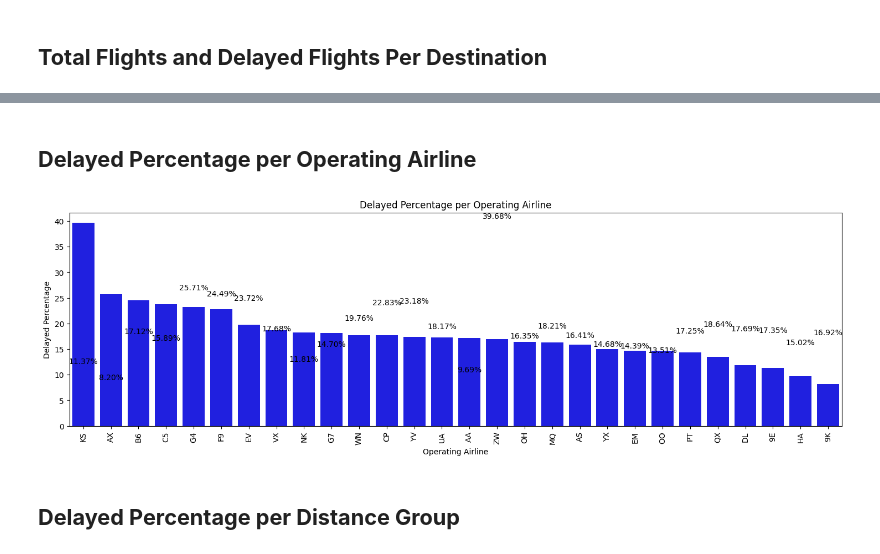
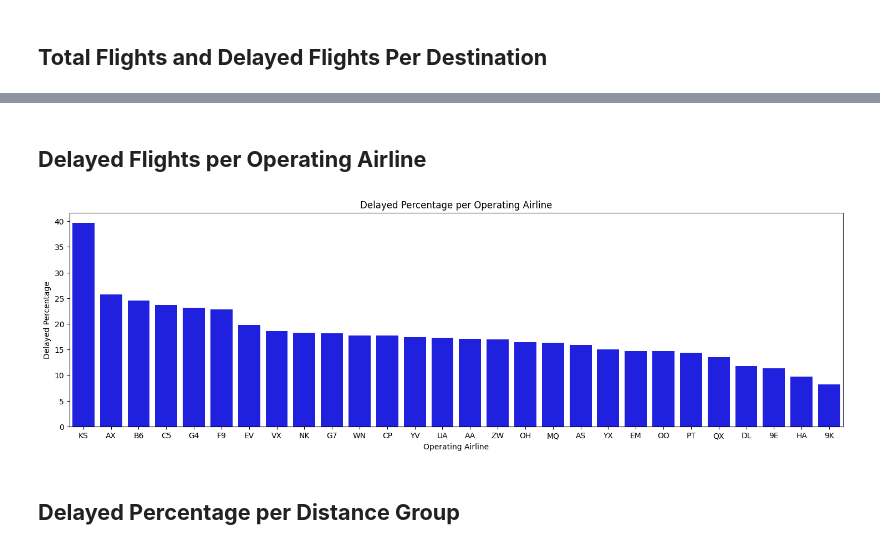
Before and after one commit to SPARTANX21/Flight_Delay_Predictor_Team1, a Jupyter notebook: GP_1_Analysis_Final (1).ipynb, the cells around one changed output, grey strips where cells are left out. Cells and saved outputs as stored; diff of their text form; code cells hidden in the pictures.

```diff
--- a/GP_1_Analysis_Final (1).ipynb
+++ b/GP_1_Analysis_Final (1).ipynb
@@ -677,41 +677,34 @@ print(df_dest_display)
 178  ILG              3                0            0.000000
 227  MCW             18                0            0.000000
 # %% [markdown]
-## **Delayed Percentage per Operating Airline**
+## **Delayed Flights per Operating Airline**
 # %%
 import pandas as pd
 import matplotlib.pyplot as plt
 import seaborn as sns
 
 # Step 1: Calculate Total Flights and Delayed Flights Per Operating Airline
 df_operating_airline = df_new.groupby('Operating_Airline').agg(
     total_flights=('ArrDel15', 'size'),  # Count total flights per operating airline
     delayed_flights=('ArrDel15', lambda x: (x == 1).sum())  # Count delayed flights per operating airline
 ).reset_index()
 
 # Step 2: Calculate Delayed Percentage per Operating Airline
 df_operating_airline['delayed_percentage'] = (df_operating_airline['delayed_flights'] / df_operating_airline['total_flights']) * 100
 
 # Step 3: Sort the values by delayed percentage
 df_operating_airline = df_operating_airline.sort_values(by='delayed_percentage', ascending=False)
 
 # Step 4: Create a Bar Plot with Delayed Percentage
 plt.figure(figsize=(18, 5))
 sns.barplot(x='Operating_Airline', y='delayed_percentage', data=df_operating_airline, color='blue')  # Use solid blue color
 
-# Add data labels for Delayed Percentage
-for index, row in df_operating_airline.iterrows():
-    plt.text(row.name, row['delayed_percentage'] + 0.5,  # Position of the label
-             f'{row["delayed_percentage"]:.2f}%',  # Format the delayed percentage with 2 decimal places
-             ha='center', va='bottom', fontsize=10)  # Positioning and font size
-
 plt.xlabel("Operating Airline")
 plt.ylabel("Delayed Percentage")
 plt.title("Delayed Percentage per Operating Airline")
-plt.xticks(rotation=90)  # Rotate airline names for better readability
 plt.show()
 # %% [output]
-[figure, old version]
+[figure, new version]
 # %% [markdown]
 ## **Delayed Percentage per Distance Group**
 # %%
```
